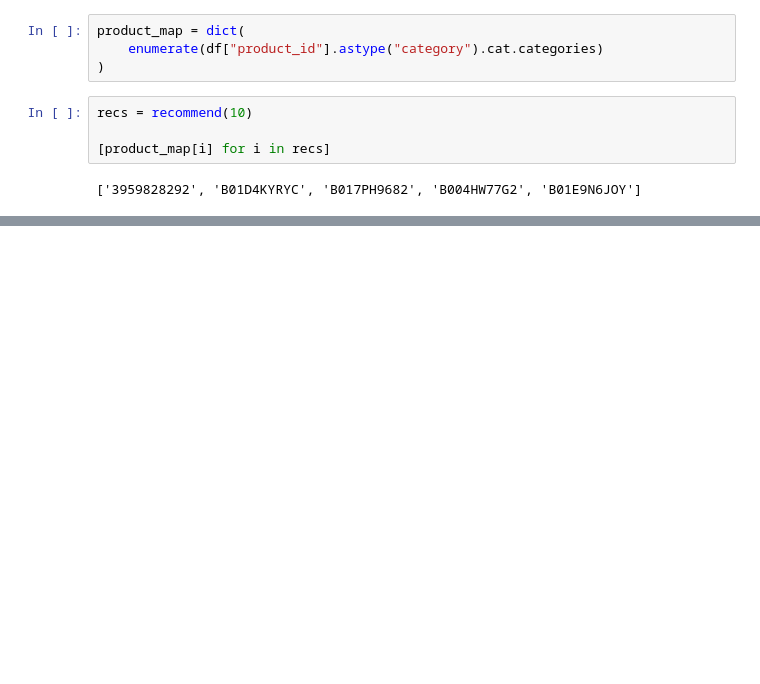
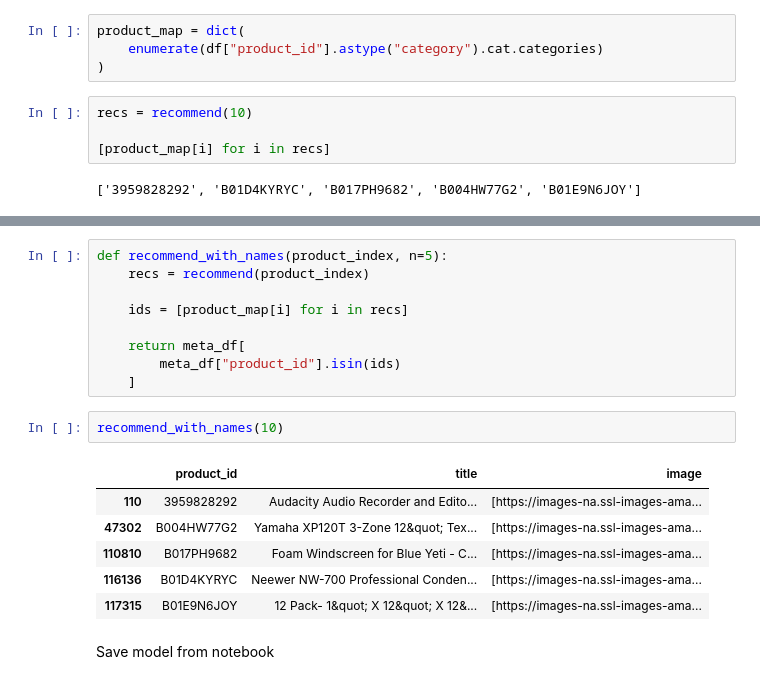
Before and after one commit to Manideep0004/buysmart-ai-recommendation-system, a Jupyter notebook: notebooks/recommender.ipynb, the cells around one changed output, grey strips where cells are left out. Drawn from its saved outputs; the diff is of its cells as text; blank space fills up the shorter version.

```diff
--- a/notebooks/recommender.ipynb
+++ b/notebooks/recommender.ipynb
@@ -107,0 +172,20 @@ recs = recommend(10)
+# %%
+def recommend_with_names(product_index, n=5):
+    recs = recommend(product_index)
+
+    ids = [product_map[i] for i in recs]
+
+    return meta_df[
+        meta_df["product_id"].isin(ids)
+    ]
+# %%
+recommend_with_names(10)
+# %% [output]
+|  | product_id | title | image |
+| 110 | 3959828292 | Audacity Audio Recorder and Edito... | [https://images-na.ssl-images-ama... |
+| 47302 | B004HW77G2 | Yamaha XP120T 3-Zone 12&quot; Tex... | [https://images-na.ssl-images-ama... |
+| 110810 | B017PH9682 | Foam Windscreen for Blue Yeti - C... | [https://images-na.ssl-images-ama... |
+| 116136 | B01D4KYRYC | Neewer NW-700 Professional Conden... | [https://images-na.ssl-images-ama... |
+| 117315 | B01E9N6JOY | 12 Pack- 1&quot; X 12&quot; X 12&... | [https://images-na.ssl-images-ama... |
+# %% [markdown]
+Save model from notebook
```
Also changed, not shown: parts of 9 cells of this notebook, 9 other files.
